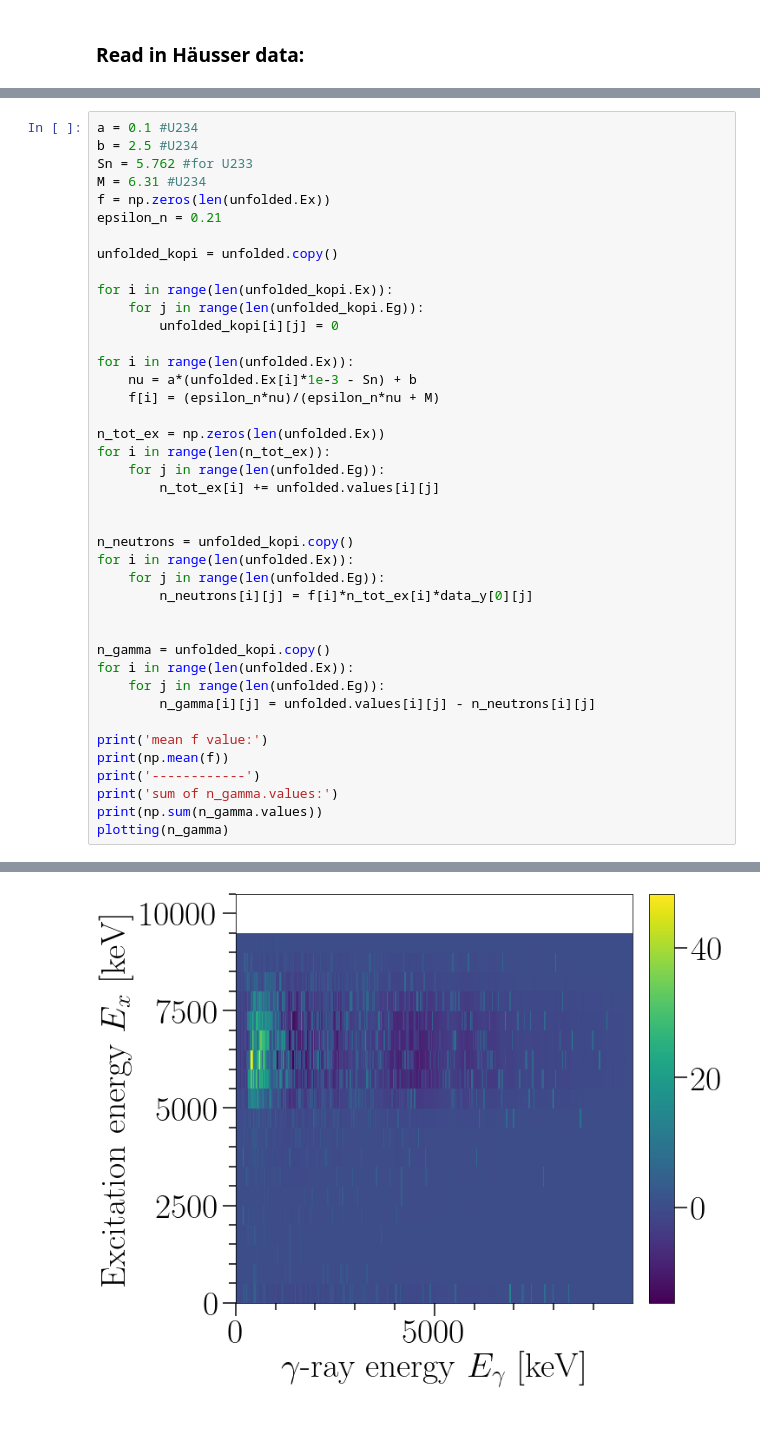
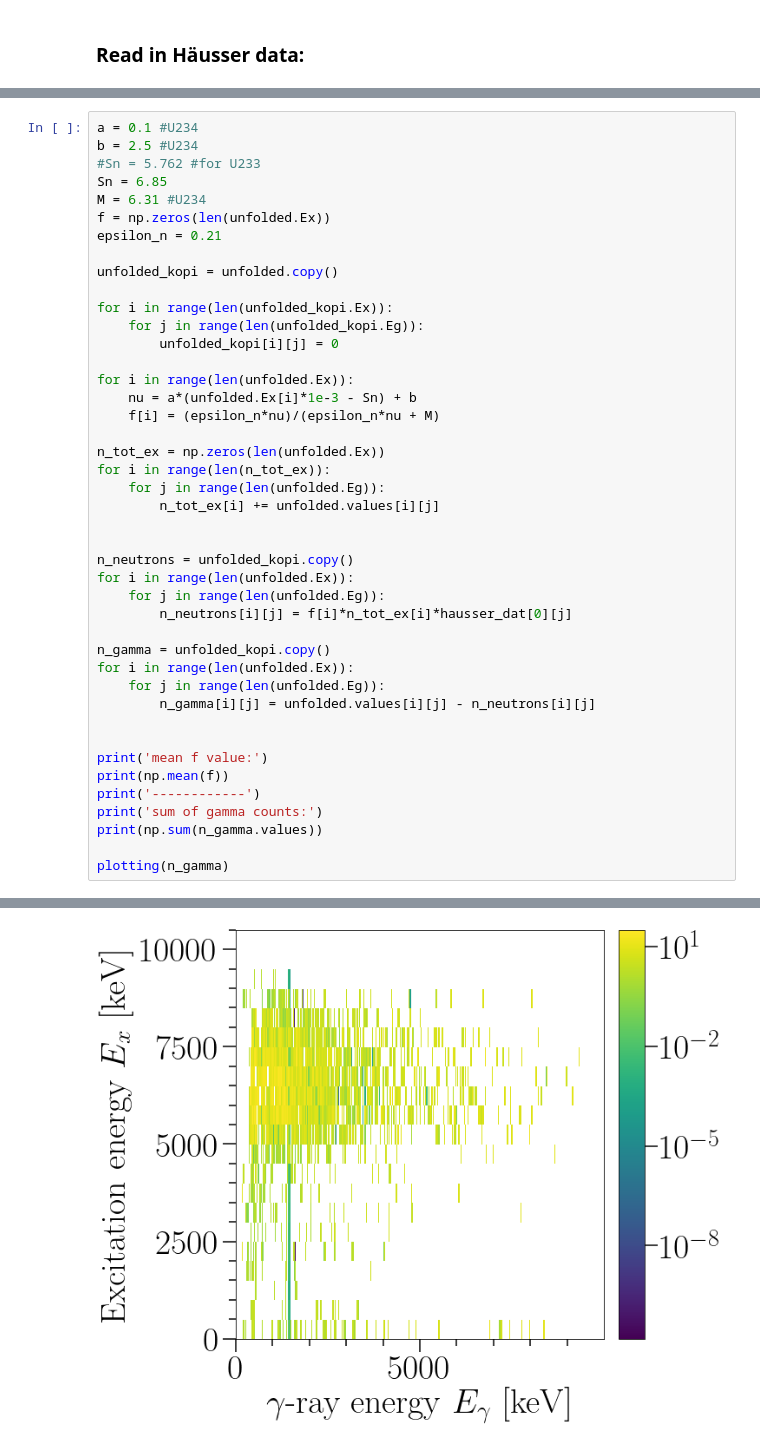
Before and after one commit to jvevik/Unfolding_and_PFG_extraction, a Jupyter notebook: Unfolding.ipynb, the cells around one changed output, grey strips where cells are left out. Drawn from its saved outputs; the diff is of its cells as text.

Commit message:
fixed hausser subtraction

```diff
--- a/Unfolding.ipynb
+++ b/Unfolding.ipynb
@@ -460,7 +488,8 @@ plotting(arg1=data_x, arg2=data_y[0], Type='Non-Ompy', ylabel='Normalized counts
 # %%
 a = 0.1 #U234
 b = 2.5 #U234
-Sn = 5.762 #for U233
+#Sn = 5.762 #for U233
+Sn = 6.85
 M = 6.31 #U234
 f = np.zeros(len(unfolded.Ex))
 epsilon_n = 0.21
@@ -484,19 +513,20 @@ for i in range(len(n_tot_ex)):
 n_neutrons = unfolded_kopi.copy()
 for i in range(len(unfolded.Ex)):
     for j in range(len(unfolded.Eg)):
-        n_neutrons[i][j] = f[i]*n_tot_ex[i]*data_y[0][j]
-
+        n_neutrons[i][j] = f[i]*n_tot_ex[i]*hausser_dat[0][j]
 
 n_gamma = unfolded_kopi.copy()
 for i in range(len(unfolded.Ex)):
     for j in range(len(unfolded.Eg)):
         n_gamma[i][j] = unfolded.values[i][j] - n_neutrons[i][j]
 
+
 print('mean f value:')
 print(np.mean(f))
 print('------------')
-print('sum of n_gamma.values:')
+print('sum of gamma counts:')
 print(np.sum(n_gamma.values))
+
 plotting(n_gamma)
 # %% [output]
 mean f value:
@@ -507,4 +537,4 @@ sum of n_gamma.values:
-[figure, old version]
+[figure, new version]
 # %%
 E_tot_new = np.zeros(len(n_gamma.Ex))
 for i in range(len(E_tot_new)):
```
Also changed, not shown: parts of 7 cells of this notebook.
